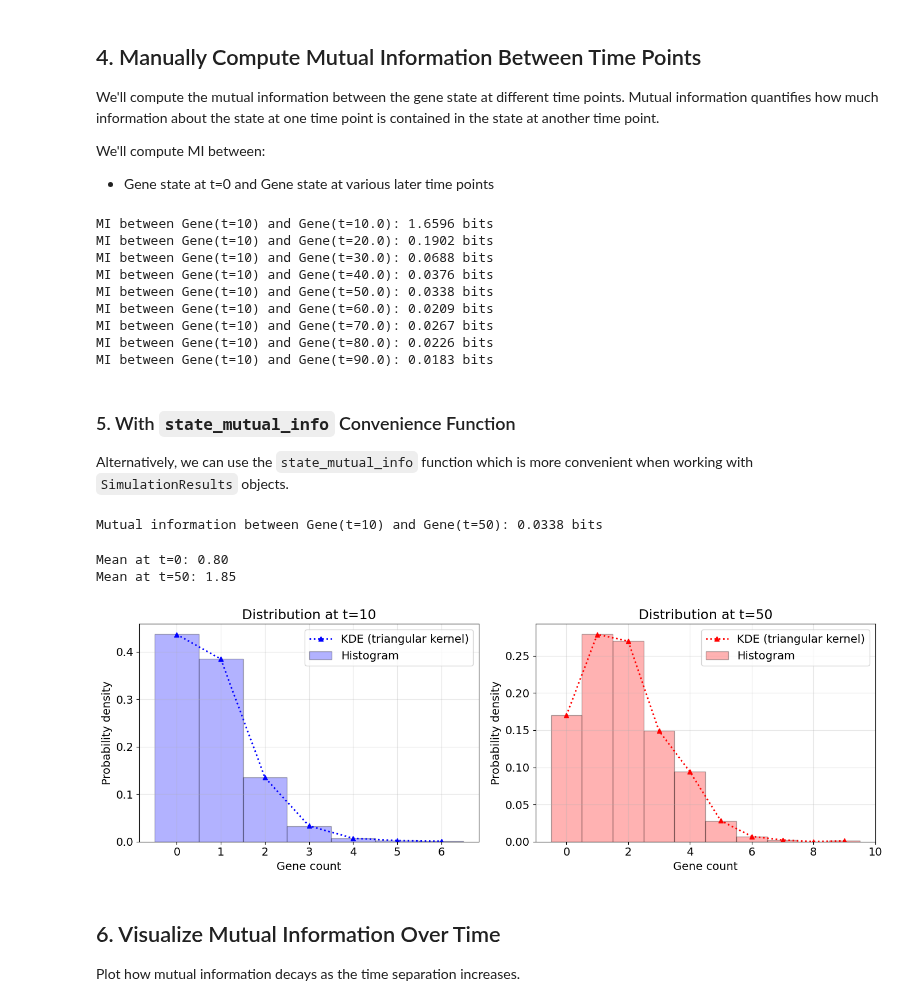
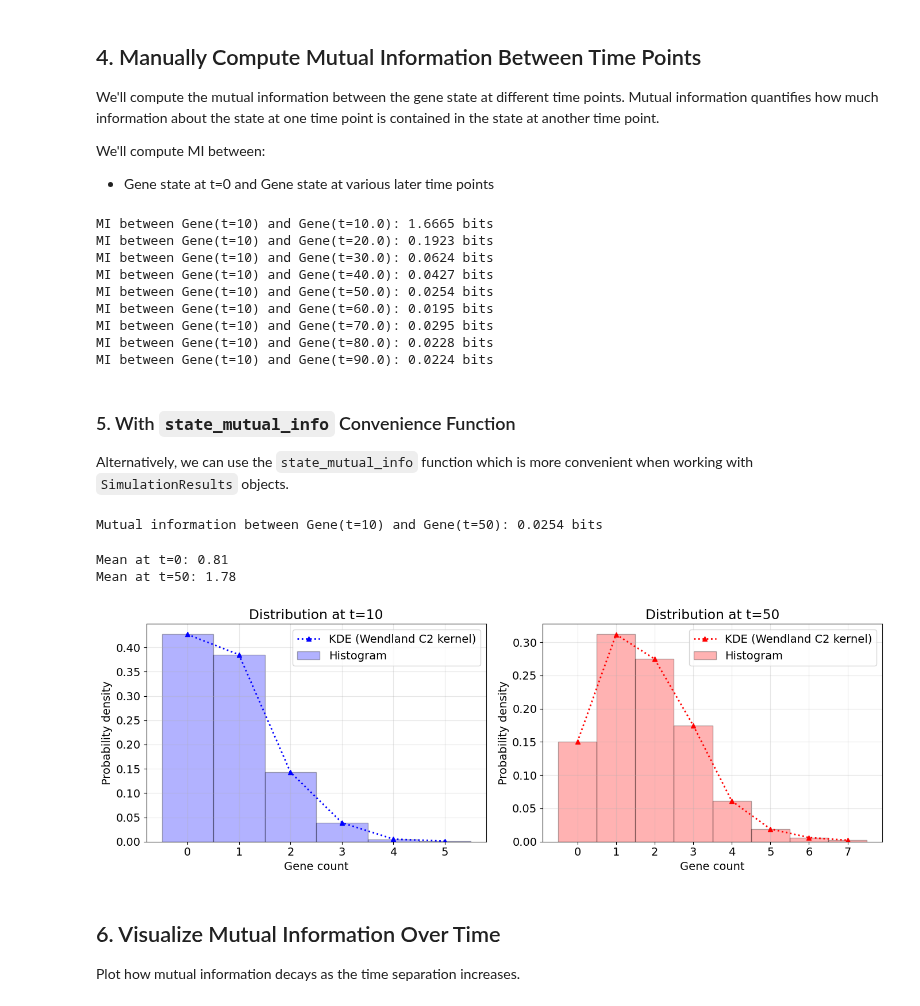
Before and after one commit to fmottes/stochastix, a Jupyter notebook: example-notebooks/mutual-information-example.ipynb, the cells around one changed output. Drawn from its saved outputs; the diff is of its cells as text; code cells hidden in the pictures.

Commit message:
Update mutual information example notebook and change default KDE type to 'wendland_c2'

```diff
--- a/example-notebooks/mutual-information-example.ipynb
+++ b/example-notebooks/mutual-information-example.ipynb
@@ -128,7 +128,6 @@ for t in time_points:
         gene_at_t,
         n_grid_points1=None,
         n_grid_points2=None,
-        kde_type='triangular',
         bw_multiplier=1.0,
     )
 
@@ -137,15 +136,15 @@ for t in time_points:
 
 mi_values = jnp.array(mi_values)
 # %% [output]
-MI between Gene(t=10) and Gene(t=10.0): 1.6596 bits
-MI between Gene(t=10) and Gene(t=20.0): 0.1902 bits
-MI between Gene(t=10) and Gene(t=30.0): 0.0688 bits
-MI between Gene(t=10) and Gene(t=40.0): 0.0376 bits
-MI between Gene(t=10) and Gene(t=50.0): 0.0338 bits
-MI between Gene(t=10) and Gene(t=60.0): 0.0209 bits
-MI between Gene(t=10) and Gene(t=70.0): 0.0267 bits
-MI between Gene(t=10) and Gene(t=80.0): 0.0226 bits
-MI between Gene(t=10) and Gene(t=90.0): 0.0183 bits
+MI between Gene(t=10) and Gene(t=10.0): 1.6665 bits
+MI between Gene(t=10) and Gene(t=20.0): 0.1923 bits
+MI between Gene(t=10) and Gene(t=30.0): 0.0624 bits
+MI between Gene(t=10) and Gene(t=40.0): 0.0427 bits
+MI between Gene(t=10) and Gene(t=50.0): 0.0254 bits
+MI between Gene(t=10) and Gene(t=60.0): 0.0195 bits
+MI between Gene(t=10) and Gene(t=70.0): 0.0295 bits
+MI between Gene(t=10) and Gene(t=80.0): 0.0228 bits
+MI between Gene(t=10) and Gene(t=90.0): 0.0224 bits
 # %% [markdown]
 ### 5. With `state_mutual_info` Convenience Function
 
@@ -157,15 +156,14 @@ mi_convenient = state_mutual_info(
     species_at_t=[('Gene', 10.0), ('Gene', 50.0)],
     n_grid_points1=None,
     n_grid_points2=None,
-    kde_type='triangular',
     bw_multiplier=1.0,
 )
 
 print(f'Mutual information between Gene(t=10) and Gene(t=50): {mi_convenient:.4f} bits')
 # %% [output]
-Mutual information between Gene(t=10) and Gene(t=50): 0.0338 bits
+Mutual information between Gene(t=10) and Gene(t=50): 0.0254 bits
 # %%
-from stochastix.analysis import kde_triangular
+from stochastix.analysis import kde_wendland_c2
 
 # Extract gene counts at two time points for comparison
 gene_at_t0 = results.interpolate(jnp.array([10.0])).x[:, 0]
@@ -174,28 +172,26 @@ gene_at_t50 = results.interpolate(jnp.array([50.0])).x[:, 0]
 print(f'Mean at t=0: {jnp.mean(gene_at_t0):.2f}')
 print(f'Mean at t=50: {jnp.mean(gene_at_t50):.2f}')
 
-# Compute KDE for both distributions using triangular kernels
-grid1, p_x1 = kde_triangular(
+# Compute KDE for both distributions using Wendland C2 kernels
+grid1, p_x1 = kde_wendland_c2(
     gene_at_t0,
     n_grid_points=None,
     density=True,
     bw_multiplier=1.0,
-    dirichlet_alpha=0.1,
 )
 
-grid2, p_x2 = kde_triangular(
+grid2, p_x2 = kde_wendland_c2(
     gene_at_t50,
     n_grid_points=None,
     density=True,
     bw_multiplier=1.0,
-    dirichlet_alpha=0.1,
 )
 
 # Plot both distributions
 fig, (ax1, ax2) = plt.subplots(1, 2, figsize=(14, 5))
 
 # Distribution at t=0
-ax1.plot(grid1, p_x1, '^b:', linewidth=2, label='KDE (triangular kernel)')
+ax1.plot(grid1, p_x1, '^b:', linewidth=2, label='KDE (Wendland C2 kernel)')
 # Use bincount for discrete histogram at t=0
 gene_t0_flat = np.asarray(gene_at_t0).flatten().astype(int)
 max_bin_t0 = gene_t0_flat.max()
@@ -226,40 +222,40 @@ ax1.legend()
 ax1.grid(True, alpha=0.3)
 
 # Distribution at t=50
-ax2.plot(grid2, p_x2, '^r:', linewidth=2, label='KDE (triangular kernel)')
+ax2.plot(grid2, p_x2, '^r:', linewidth=2, label='KDE (Wendland C2 kernel)')
 # Use bincount for discrete histogram
 gene_t50_flat = np.asarray(gene_at_t50).flatten().astype(int)
 max_bin = gene_t50_flat.max()
 bin_counts = np.bincount(gene_t50_flat, minlength=max_bin + 1)
 bin_edges = np.arange(max_bin + 2) - 0.5  # Center bins on integers
 
 # Convert to density if requested, following matplotlib's `density=True` style
 total = bin_counts.sum()
 bin_width = 1  # For integer gene counts, bin width is 1
 hist_density = bin_counts / (total * bin_width) if total > 0 else bin_counts
 
 ax2.bar(
     np.arange(max_bin + 1),
     hist_density,
     width=1,
     alpha=0.3,
     color='red',
     label='Histogram',
     align='center',
     edgecolor='k',
 )
 ax2.set_xlabel('Gene count')
 ax2.set_ylabel('Probability density')
 ax2.set_title('Distribution at t=50')
 ax2.legend()
 ax2.grid(True, alpha=0.3)
 
 plt.tight_layout()
 plt.show()
 # %% [output]
-Mean at t=0: 0.80
-Mean at t=50: 1.85
+Mean at t=0: 0.81
+Mean at t=50: 1.78
-[figure, old version]
+[figure, new version]
 # %% [markdown]
 ## 6. Visualize Mutual Information Over Time
 
```
Also changed, not shown: parts of 3 cells of this notebook, 1 other file.
